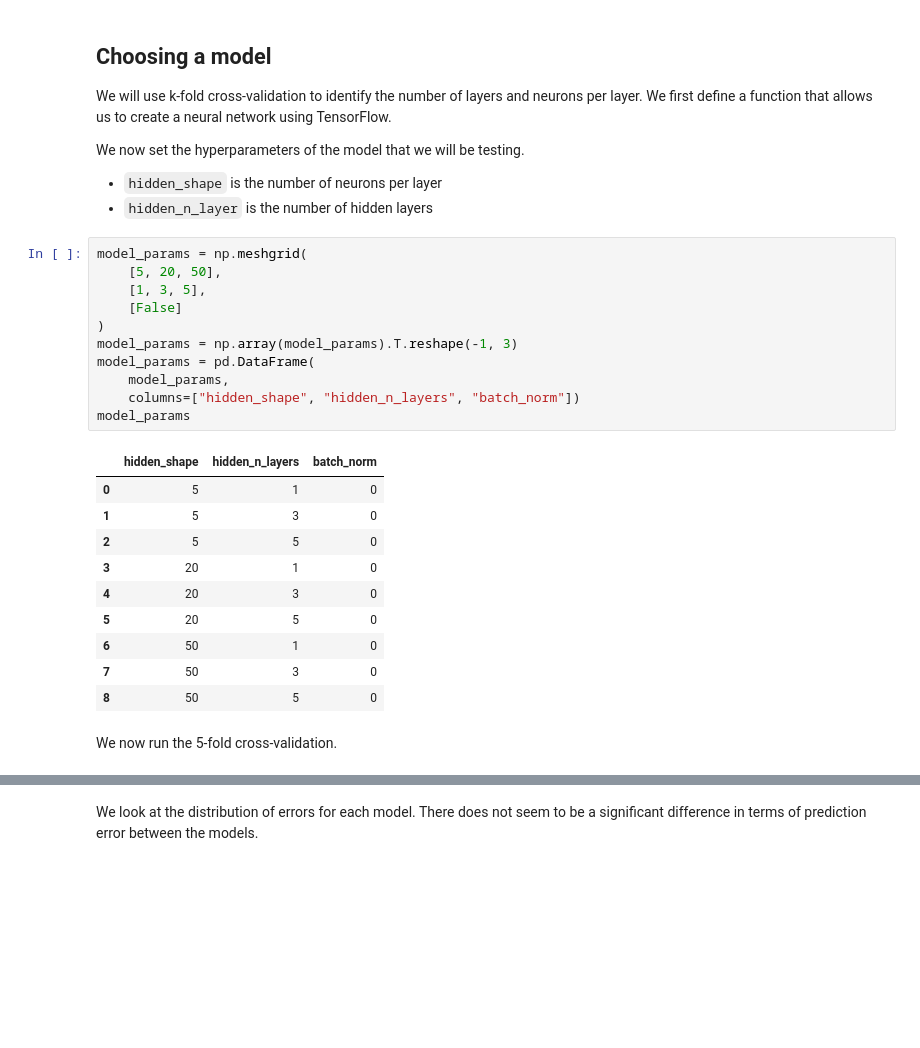
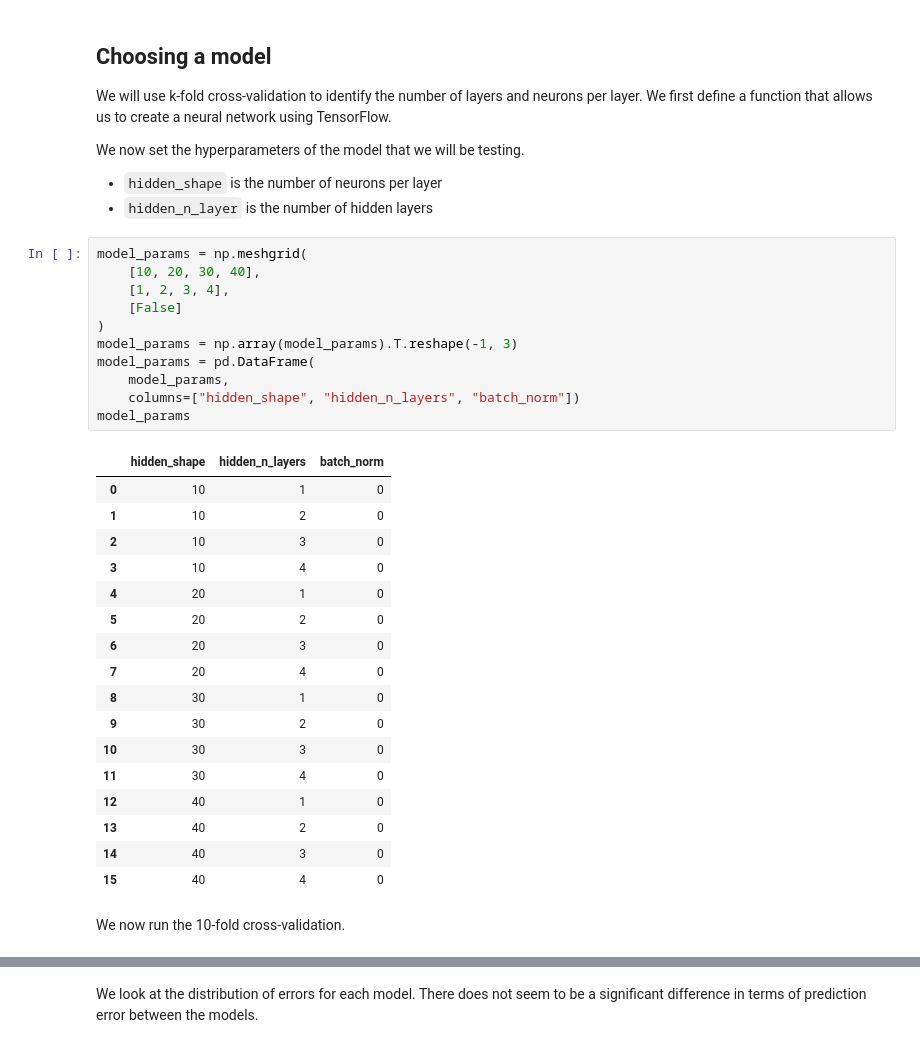
Before and after one commit to omfmartin/presidentielle, a Jupyter notebook: notebooks/model_selection.ipynb, the cells around one changed output, grey strips where cells are left out. Drawn from its saved outputs; the diff is of its cells as text; blank space fills up the shorter version.

```diff
--- a/notebooks/model_selection.ipynb
+++ b/notebooks/model_selection.ipynb
@@ -49,28 +39,35 @@ We now set the hyperparameters of the model that we will be testing.
 - `hidden_n_layer` is the number of hidden layers
 # %%
 model_params = np.meshgrid(
-    [5, 20, 50],
-    [1, 3, 5],
+    [10, 20, 30, 40],
+    [1, 2, 3, 4],
     [False]
 )
 model_params = np.array(model_params).T.reshape(-1, 3)
 model_params = pd.DataFrame(
     model_params,
     columns=["hidden_shape", "hidden_n_layers", "batch_norm"])
 model_params
 # %% [output]
 |  | hidden_shape | hidden_n_layers | batch_norm |
-| 0 | 5 | 1 | 0 |
-| 1 | 5 | 3 | 0 |
-| 2 | 5 | 5 | 0 |
-| 3 | 20 | 1 | 0 |
-| 4 | 20 | 3 | 0 |
-| 5 | 20 | 5 | 0 |
-| 6 | 50 | 1 | 0 |
-| 7 | 50 | 3 | 0 |
-| 8 | 50 | 5 | 0 |
+| 0 | 10 | 1 | 0 |
+| 1 | 10 | 2 | 0 |
+| 2 | 10 | 3 | 0 |
+| 3 | 10 | 4 | 0 |
+| 4 | 20 | 1 | 0 |
+| 5 | 20 | 2 | 0 |
+| 6 | 20 | 3 | 0 |
+| 7 | 20 | 4 | 0 |
+| 8 | 30 | 1 | 0 |
+| 9 | 30 | 2 | 0 |
+| 10 | 30 | 3 | 0 |
+| 11 | 30 | 4 | 0 |
+| 12 | 40 | 1 | 0 |
+| 13 | 40 | 2 | 0 |
+| 14 | 40 | 3 | 0 |
+| 15 | 40 | 4 | 0 |
 # %% [markdown]
-We now run the 5-fold cross-validation.
+We now run the 10-fold cross-validation.
 # %%
 train_prop1, test_prop1, train_prop2, test_prop2 = train_test_split(
     prop1, prop2, test_size=.2, random_state=63)
```
Also changed, not shown: parts of 8 cells of this notebook, 5 other files.
